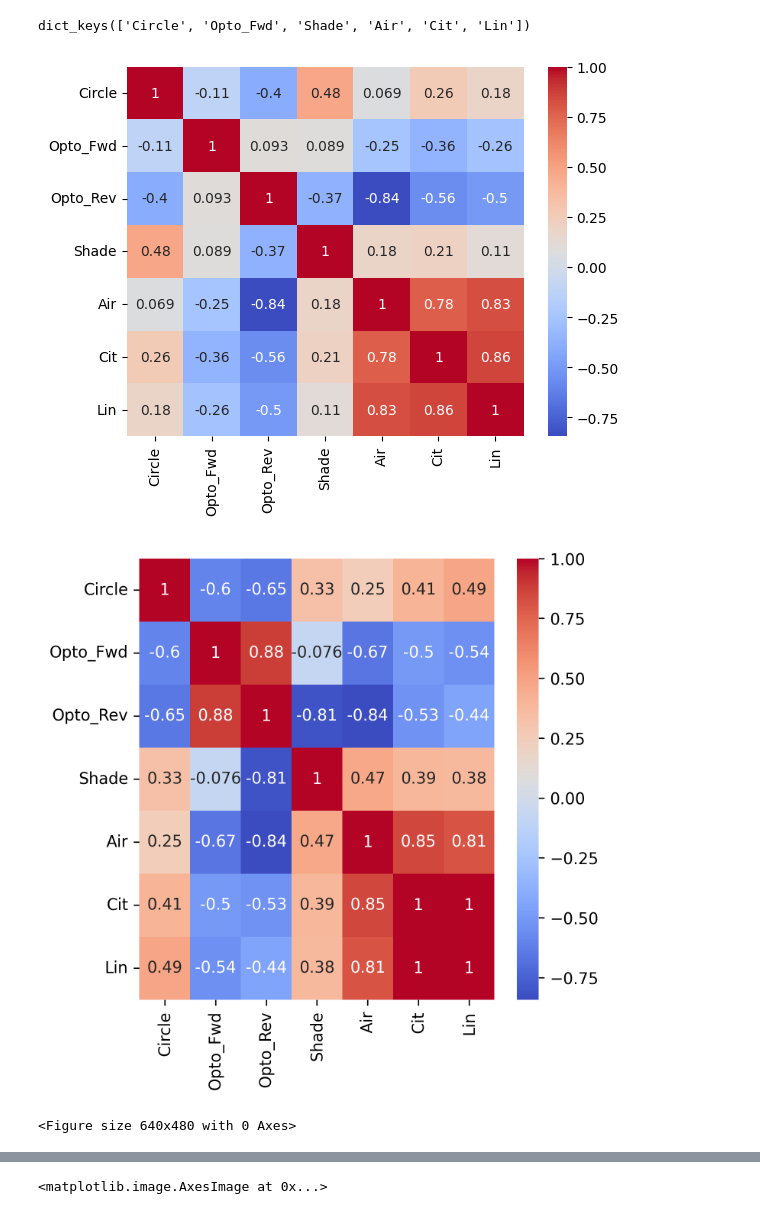
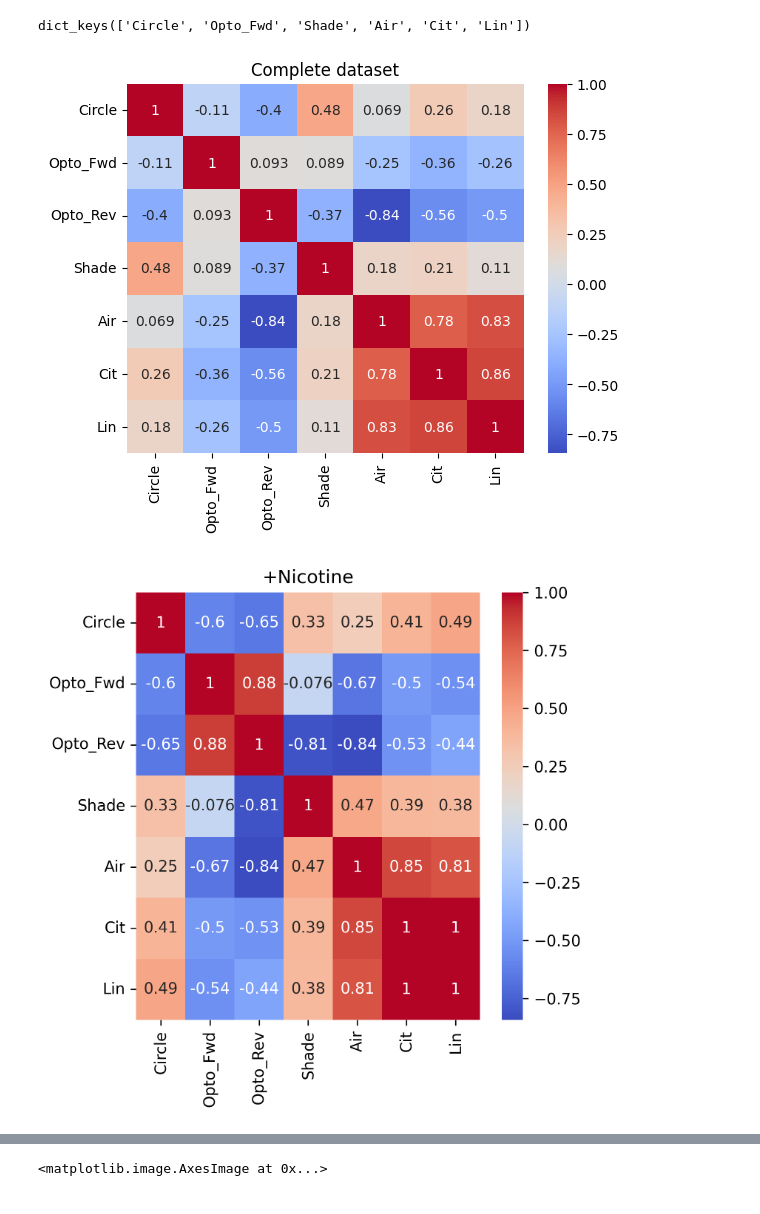
Before and after one commit to mattsmiths/biol470, a Jupyter notebook: final_project/FinalProject_Analysis_3.ipynb, the cells around one changed output, grey strips where cells are left out. Drawn from its saved outputs; the diff is of its cells as text; code cells hidden in the pictures.

```diff
--- a/final_project/FinalProject_Analysis_3.ipynb
+++ b/final_project/FinalProject_Analysis_3.ipynb
@@ -840,10 +849,12 @@ matrix = df.corr(numeric_only=True)
 # %%
 import seaborn as sns
 import matplotlib.pyplot as plt
+
 sns.heatmap(matrix, annot=True, cmap='coolwarm')
+plt.title('Complete dataset')
 plt.show()
 # %% [output]
-[figure, old version]
+[figure, new version]
 # %%
 import pandas as pd
 df = pd.DataFrame(nMAT)
@@ -853,11 +864,12 @@ plt.figure(figsize=(5,5),dpi=300)
 import seaborn as sns
 import matplotlib.pyplot as plt
 sns.heatmap(matrix, annot=True, cmap='coolwarm')
+plt.title('+Nicotine')
+plt.savefig('/content/nmat.png',dpi=300)
+plt.savefig('/content/nmat.png',dpi=300)
 plt.show()
-plt.savefig('/content/nmat.png',dpi=300)
 # %% [output]
-[figure, old version]
+[figure, new version]
-<Figure size 640x480 with 0 Axes>
 # %%
 import pandas as pd
 df = pd.DataFrame(cMAT)
```
Also changed, not shown: parts of 16 cells of this notebook.
